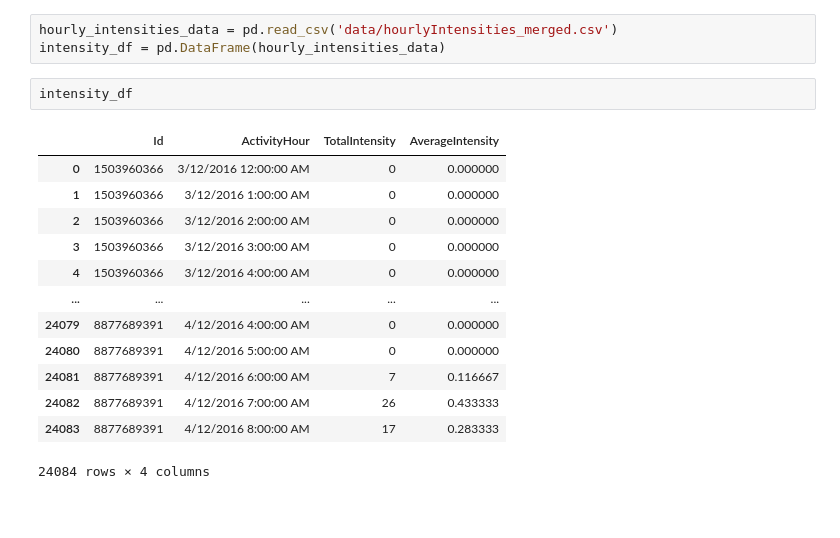
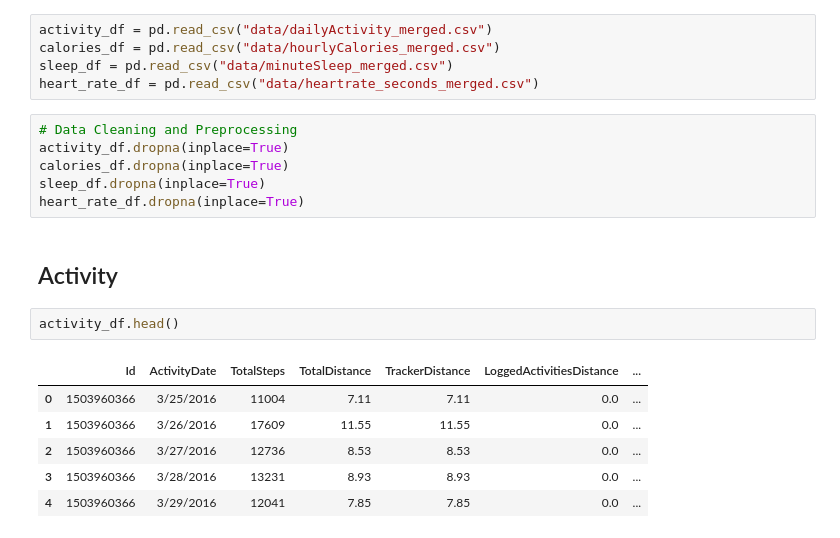
Before and after one commit to Alexbostroem/mini_project, a Jupyter notebook: explore_the_data.ipynb, the cells around one changed output. Drawn from its saved outputs; the diff is of its cells as text; blank space fills up the shorter version.

```diff
--- a/explore_the_data.ipynb
+++ b/explore_the_data.ipynb
@@ -3,19 +4,22 @@ import pandas as pd
-# %%
-hourly_intensities_data = pd.read_csv('data/hourlyIntensities_merged.csv')
-intensity_df = pd.DataFrame(hourly_intensities_data)
-# %%
-intensity_df
-# %% [output]
-|  | Id | ActivityHour | TotalIntensity | AverageIntensity |
-| 0 | 1503960366 | 3/12/2016 12:00:00 AM | 0 | 0.000000 |
-| 1 | 1503960366 | 3/12/2016 1:00:00 AM | 0 | 0.000000 |
-| 2 | 1503960366 | 3/12/2016 2:00:00 AM | 0 | 0.000000 |
-| 3 | 1503960366 | 3/12/2016 3:00:00 AM | 0 | 0.000000 |
-| 4 | 1503960366 | 3/12/2016 4:00:00 AM | 0 | 0.000000 |
-| ... | ... | ... | ... | ... |
-| 24079 | 8877689391 | 4/12/2016 4:00:00 AM | 0 | 0.000000 |
-| 24080 | 8877689391 | 4/12/2016 5:00:00 AM | 0 | 0.000000 |
-| 24081 | 8877689391 | 4/12/2016 6:00:00 AM | 7 | 0.116667 |
-| 24082 | 8877689391 | 4/12/2016 7:00:00 AM | 26 | 0.433333 |
-| 24083 | 8877689391 | 4/12/2016 8:00:00 AM | 17 | 0.283333 |
-24084 rows × 4 columns
+# %%
+activity_df = pd.read_csv("data/dailyActivity_merged.csv")
+calories_df = pd.read_csv("data/hourlyCalories_merged.csv")
+sleep_df = pd.read_csv("data/minuteSleep_merged.csv")
+heart_rate_df = pd.read_csv("data/heartrate_seconds_merged.csv")
+# %%
+# Data Cleaning and Preprocessing
+activity_df.dropna(inplace=True)
+calories_df.dropna(inplace=True)
+sleep_df.dropna(inplace=True)
+heart_rate_df.dropna(inplace=True)
+# %% [markdown]
+## Activity
+# %%
+activity_df.head()
+# %% [output]
+|  | Id | ActivityDate | TotalSteps | TotalDistance | TrackerDistance | LoggedActivitiesDistance | ... |
+| 0 | 1503960366 | 3/25/2016 | 11004 | 7.11 | 7.11 | 0.0 | ... |
+| 1 | 1503960366 | 3/26/2016 | 17609 | 11.55 | 11.55 | 0.0 | ... |
+| 2 | 1503960366 | 3/27/2016 | 12736 | 8.53 | 8.53 | 0.0 | ... |
+| 3 | 1503960366 | 3/28/2016 | 13231 | 8.93 | 8.93 | 0.0 | ... |
+| 4 | 1503960366 | 3/29/2016 | 12041 | 7.85 | 7.85 | 0.0 | ... |
```
Also changed, not shown: parts of 9 cells of this notebook, 1 other file.
